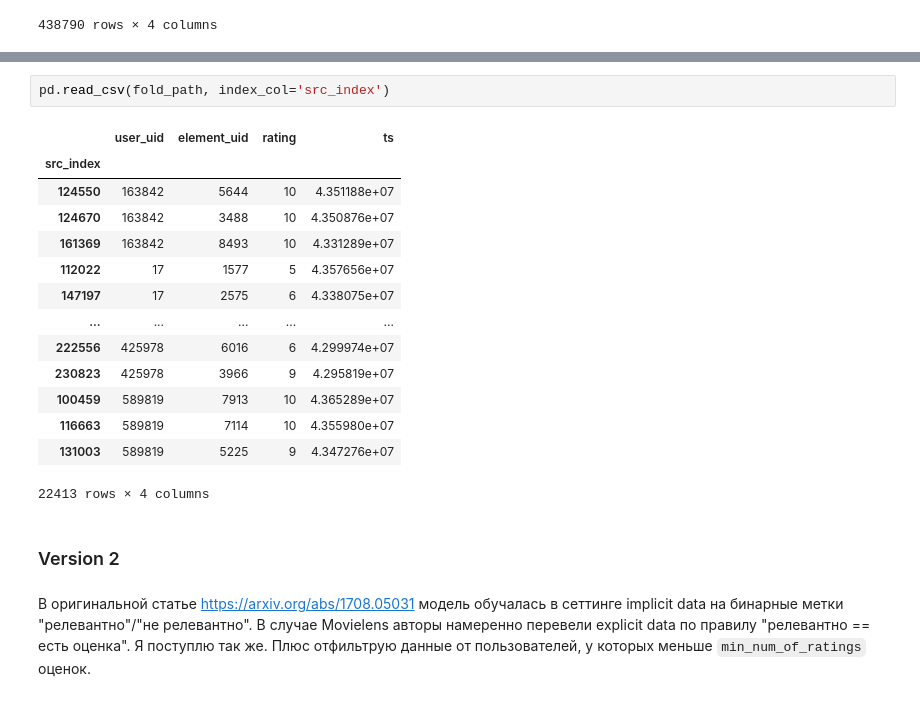
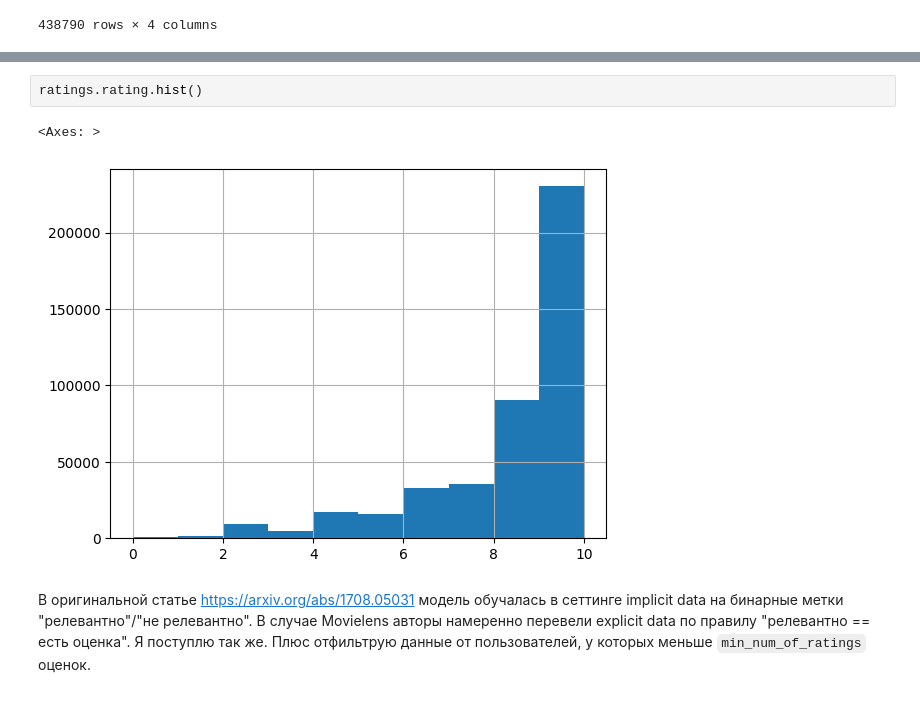
Before and after one commit to voorhs/recsys, a Jupyter notebook: hw3/hw3.ipynb, the cells around one changed output, grey strips where cells are left out. Drawn from its saved outputs; the diff is of its cells as text.

```diff
--- a/hw3/hw4.ipynb
+++ b/hw3/hw3.ipynb
@@ -147,22 +51,8 @@ for i, fold in enumerate(folds):
-# %%
-pd.read_csv(fold_path, index_col='src_index')
-# %% [output]
-|  | user_uid | element_uid | rating | ts |
-| src_index |  |  |  |  |
-| 124550 | 163842 | 5644 | 10 | 4.351188e+07 |
-| 124670 | 163842 | 3488 | 10 | 4.350876e+07 |
-| 161369 | 163842 | 8493 | 10 | 4.331289e+07 |
-| 112022 | 17 | 1577 | 5 | 4.357656e+07 |
-| 147197 | 17 | 2575 | 6 | 4.338075e+07 |
-| ... | ... | ... | ... | ... |
-| 222556 | 425978 | 6016 | 6 | 4.299974e+07 |
-| 230823 | 425978 | 3966 | 9 | 4.295819e+07 |
-| 100459 | 589819 | 7913 | 10 | 4.365289e+07 |
-| 116663 | 589819 | 7114 | 10 | 4.355980e+07 |
-| 131003 | 589819 | 5225 | 9 | 4.347276e+07 |
-22413 rows × 4 columns
-# %% [markdown]
-### Version 2
+# %%
+ratings.rating.hist()
+# %% [output]
+<Axes: >
+[figure, added]
 # %% [markdown]
 В оригинальной статье https://arxiv.org/abs/1708.05031 модель обучалась в сеттинге implicit data на бинарные метки "релевантно"/"не релевантно". В случае Movielens авторы намеренно перевели explicit data по правилу "релевантно == есть оценка". Я поступлю так же. Плюс отфильтрую данные от пользователей, у которых меньше `min_num_of_ratings` оценок.
 # %%
```
Also changed, not shown: parts of 31 cells of this notebook, 17 other files.
